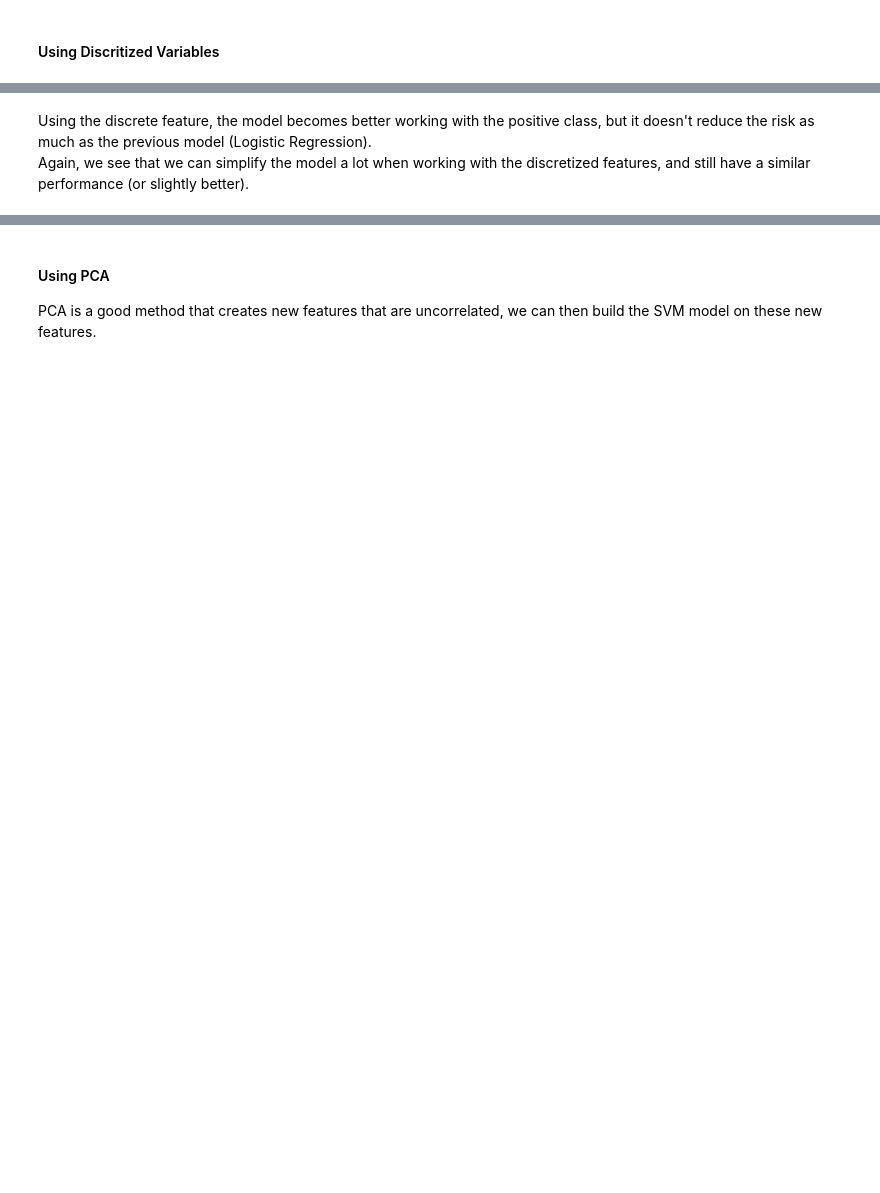
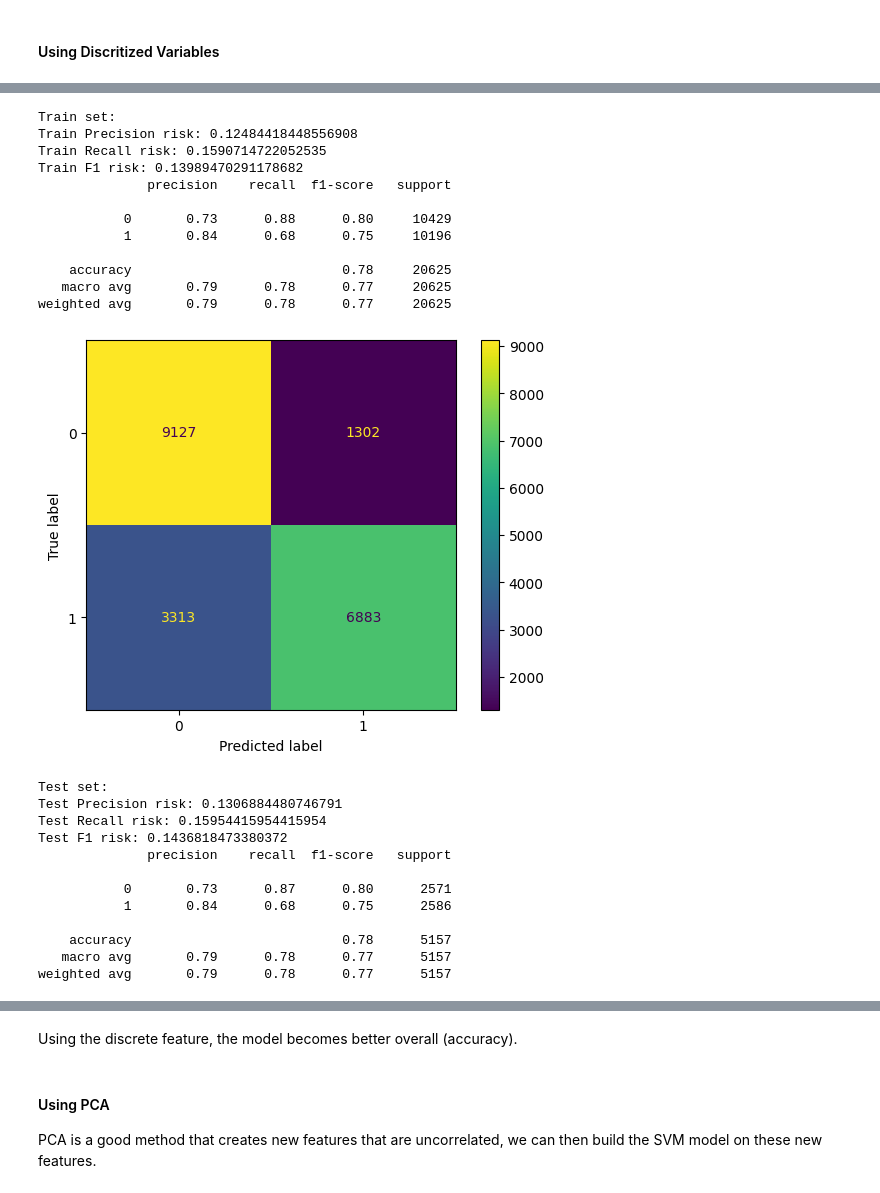
Before and after one commit to mnijadi/product-display-modeling, a Jupyter notebook: notebooks/3_modeling.ipynb, the cells around one changed output, grey strips where cells are left out. Saved outputs shown, nothing was run; the diff lists cells and outputs as text; code cells hidden in the pictures; blank space fills up the shorter version.

```diff
--- a/notebooks/3_modeling.ipynb
+++ b/notebooks/3_modeling.ipynb
@@ -471,5 +570,2 @@ The SVM model does a better job at reducing the risk, since we see a very low nu
 # %% [markdown]
 #### Using Discritized Variables
-# %%
-svm_v2 = SVC()
-train_and_evaluate(svm_v2, X_train_discretized, X_test_discretized, y_train, y_test)
@@ -497,3 +572,40 @@ weighted avg       0.79      0.78      0.78      5157
-# %% [markdown]
-Using the discrete feature, the model becomes better working with the positive class, but it doesn't reduce the risk as much as the previous model (Logistic Regression).
-Again, we see that we can simplify the model a lot when working with the discretized features, and still have a similar performance (or slightly better).
+# %%
+svm_v2_params = {
+    'random_state': 42
+}
+svm_v2 = SVC(**svm_v2_params)
+cols = features_disc
+train, test = X_train[cols], X_test[cols]
+pr_risk, rc_risk, fo_risk = train_and_evaluate(svm_v2, train, test, y_train, y_test)
+
+with mlflow.start_run():
+    mlflow.log_params(svm_v2_params)
+    mlflow.log_metrics({'precision_risk': pr_risk, 'recall_risk': rc_risk, 'f1_risk': fo_risk})
+    mlflow.set_tags({'Version': 'v2', 'Features': cols, 'mlflow.note.content': f'Default SVM model on the discretized features'})
+    mlflow.sklearn.log_model(sk_model=svm_v2, artifact_path='svm', input_example=train, registered_model_name=f'svm_v2')
+# %% [output]
+Train set:
+Train Precision risk: 0.12484418448556908
+Train Recall risk: 0.1590714722052535
+Train F1 risk: 0.13989470291178682
+              precision    recall  f1-score   support
+
+           0       0.73      0.88      0.80     10429
+           1       0.84      0.68      0.75     10196
+
+    accuracy                           0.78     20625
+   macro avg       0.79      0.78      0.77     20625
+weighted avg       0.79      0.78      0.77     20625
+[figure, added]
+Test set:
+Test Precision risk: 0.1306884480746791
+Test Recall risk: 0.15954415954415954
+Test F1 risk: 0.1436818473380372
+              precision    recall  f1-score   support
+
+           0       0.73      0.87      0.80      2571
+           1       0.84      0.68      0.75      2586
+
+    accuracy                           0.78      5157
+   macro avg       0.79      0.78      0.77      5157
+weighted avg       0.79      0.78      0.77      5157
@@ -500,3 +616,5 @@ Again, we see that we can simplify the model a lot when working with the discret
+# %% [markdown]
+Using the discrete feature, the model becomes better overall (accuracy).
 # %% [markdown]
 #### Using PCA
 
```
Also changed, not shown: parts of 47 cells of this notebook.
